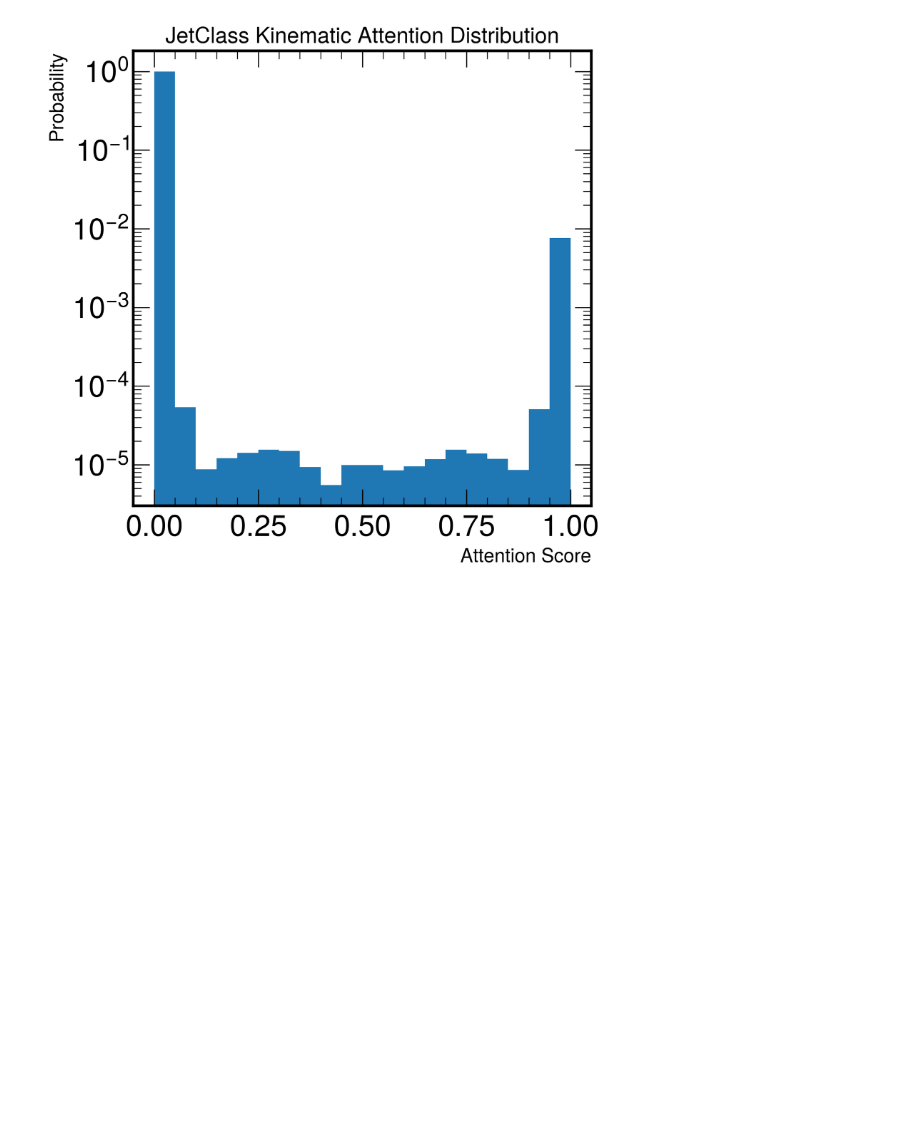
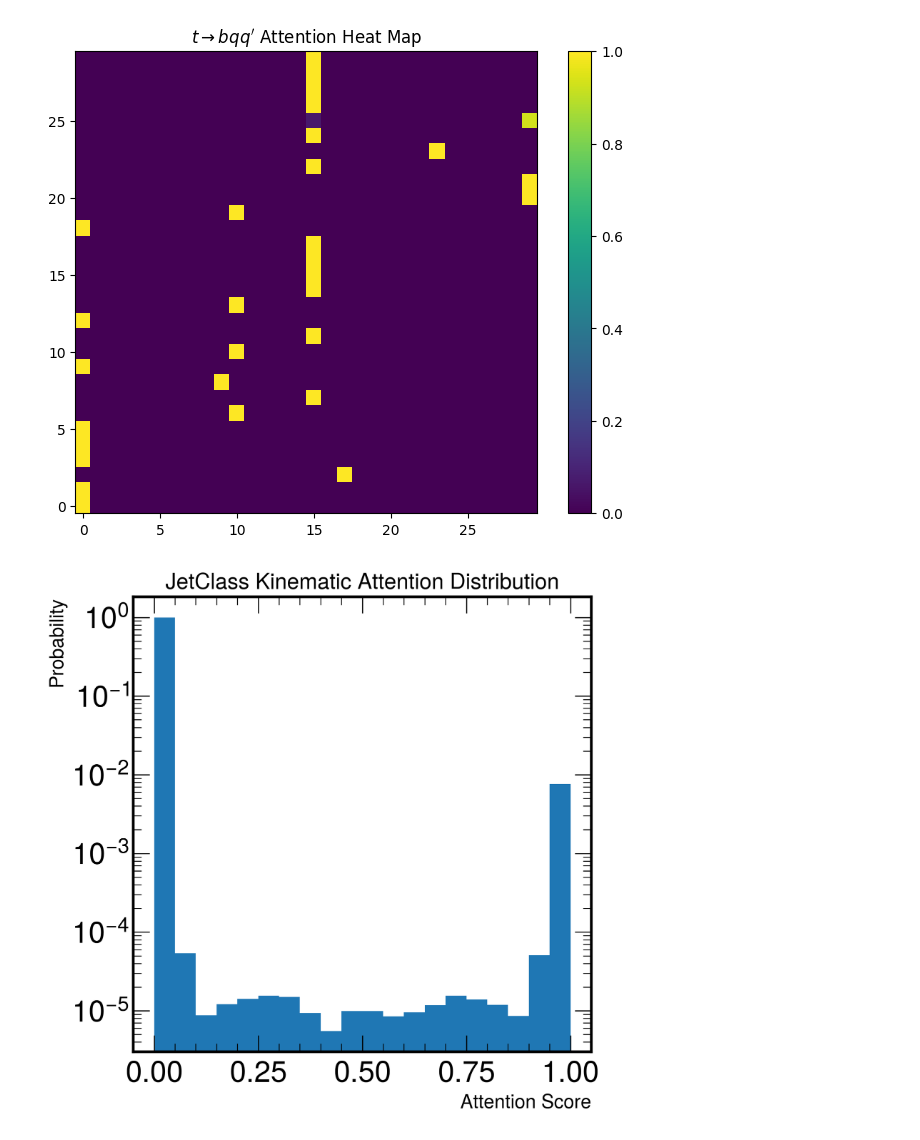
Before and after one commit to tim-legge/Interpreting-Particle-Transformers, a Jupyter notebook: interaction_study.ipynb, the cells around one changed output. Cells and saved outputs as stored; diff of their text form; code cells hidden in the pictures; blank space fills up the shorter version.

```diff
--- a/interaction_study.ipynb
+++ b/interaction_study.ipynb
@@ -159,37 +158,39 @@ import matplotlib.pyplot as plt
 # Assuming the following variables are already defined
 # Example dummy data for context:
 # attention = np.random.rand(12, 128, 64, 64)  # A random tensor for illustration purposes
 # num = 50  # You can replace this with your actual value
 
 # Plotting the attention matrix with the origin in the lower left
 plt.figure(figsize=(8, 6))  # Adjust figure size as needed
 
-jet = 0
+jet = 1
 layer = 0
-head = 0
+head = 3
 
 # independent softmax computation to check validity
-pre_attn = torch.tensor(jc_full_hooks.pre_softmax_attention[layer][jet][head, 0:pad_limits[jet], 0:pad_limits[jet]] + jc_full_hooks.pre_softmax_interaction[layer][jet][head, 0:pad_limits[jet], 0:pad_limits[jet]])
+pre_attn = torch.tensor(jc_full_hooks.pre_softmax_attentions[layer][jet][head, 0:pad_limits[jet], 0:pad_limits[jet]] + jc_full_hooks.pre_softmax_interactions[layer][jet][head, 0:pad_limits[jet], 0:pad_limits[jet]])
 should_be_same = torch.softmax(pre_attn, dim=-1)
-
+heatmap_sparse = should_be_same.numpy()
 # Visualizing a specific part of the attention matrix
 plt.imshow(should_be_same.numpy(), origin='lower', cmap='viridis')
 
 # Adding colorbar
 plt.colorbar()
 
 # Set the x and y ticks to integer values
 plt.xticks(np.arange(0, pad_limits[jet], step=5))  # Set x-axis ticks as integers with step size of 5
 plt.yticks(np.arange(0, pad_limits[jet], step=5))  # Same for y-axis
 plt.title(r'$t \rightarrow bqq^{\prime}$ Attention Heat Map')
 
 # Using LaTeX for the title in particle decay process format
 
 # Save the plot to a file
 #plt.savefig('/content/drive/MyDrive/networks/Plots/HeatmapTbqq.pdf', bbox_inches="tight")
 
 # Show the plot
 plt.show()
+# %% [output]
+[figure, added]
 # %%
 # Get attention dists for every head in the model to see if nonbinary behavior crops up
 
```
Also changed, not shown: parts of 5 cells of this notebook.
